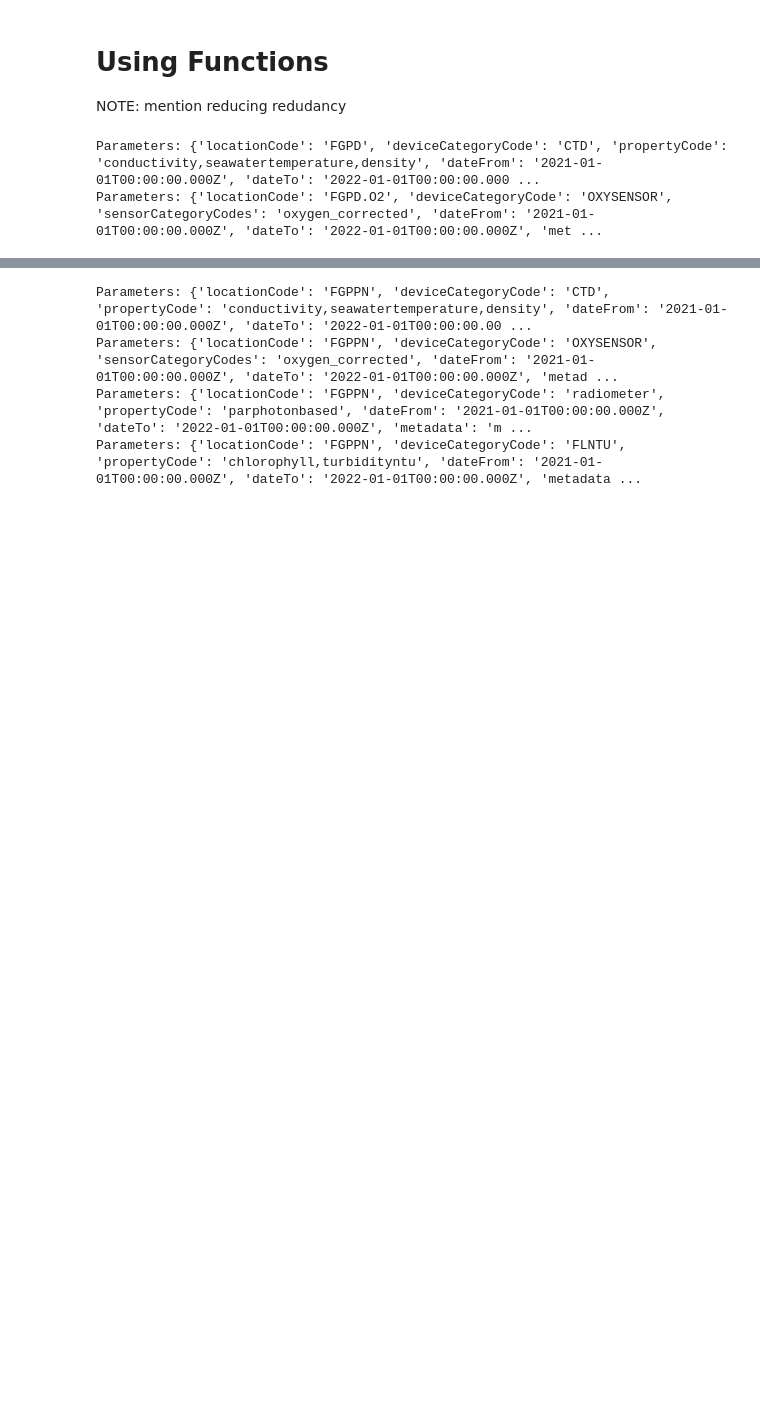
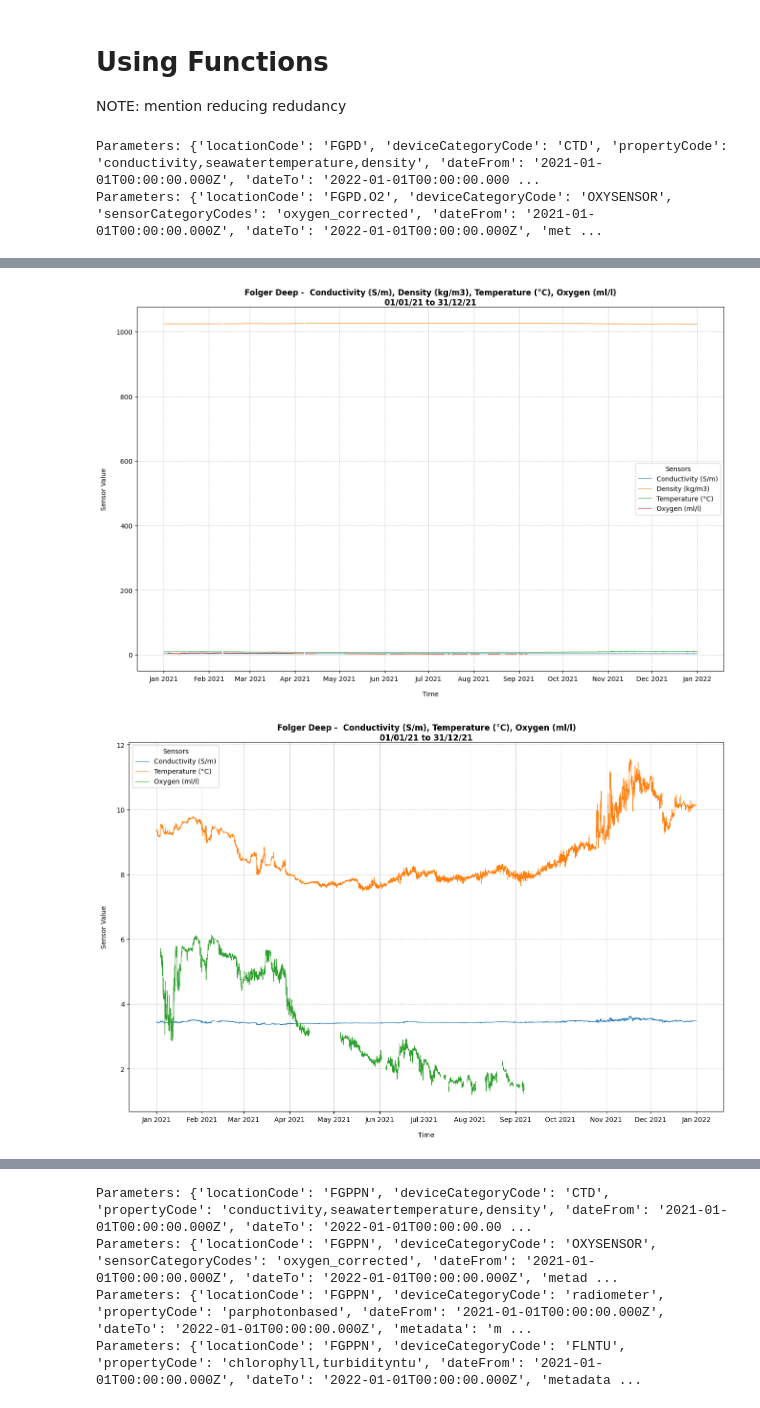
Before and after one commit to g-bertozzi/BMSC-2025, a Jupyter notebook: deepnote/hypoxic_reworked.ipynb, the cells around one changed output, grey strips where cells are left out. Cells and saved outputs as stored; diff of their text form; code cells hidden in the pictures; blank space fills up the shorter version.

Commit message:
helpers_reworked - plot_dataframe: plot df with option to choose specific columns and or smooth

```diff
--- a/deepnote/hypoxic_reworked.ipynb
+++ b/deepnote/hypoxic_reworked.ipynb
@@ -151,4 +149,7 @@ deep_21_all_df = my_functions.merge_device_dataframes(dfs=[deep_21_CTD_df, deep_
 print(deep_21_all_df.head())
 
 # 4. plot data from this dataframe
+my_functions.plot_dataframe(df=deep_21_all_df, locationCode= "FGPD")
+my_functions.plot_dataframe(df=deep_21_all_df, locationCode= "FGPD", columns = "Conductivity (S/m), Temperature (°C), Oxygen (ml/l)")
+my_functions.plot_dataframe(df=deep_21_all_df, locationCode= "FGPD", columns = "Density (kg/m3)")
 # %% [output]
@@ -169,0 +171,2 @@ timestamp
+[figure, added]
+[figure, added]
```
Also changed, not shown: parts of 4 cells of this notebook, 1 other file.
